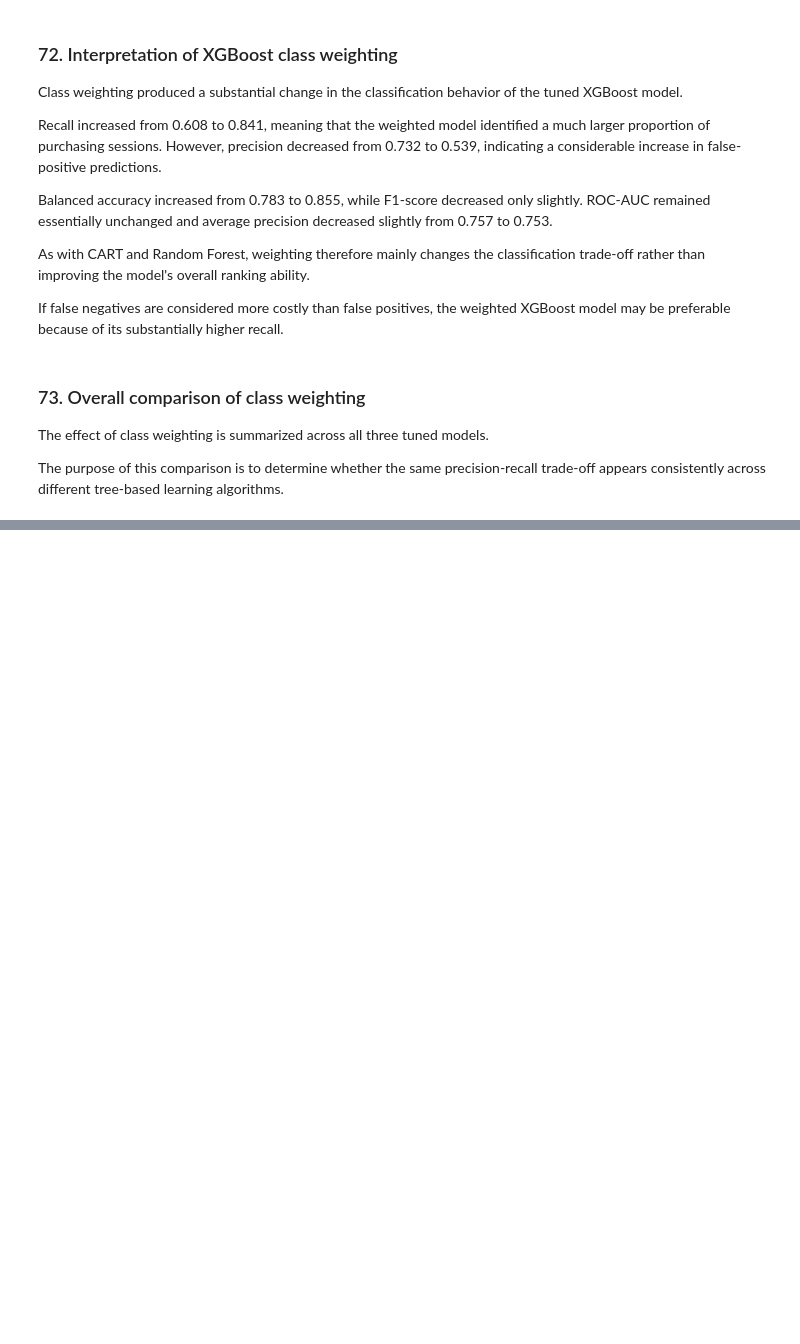
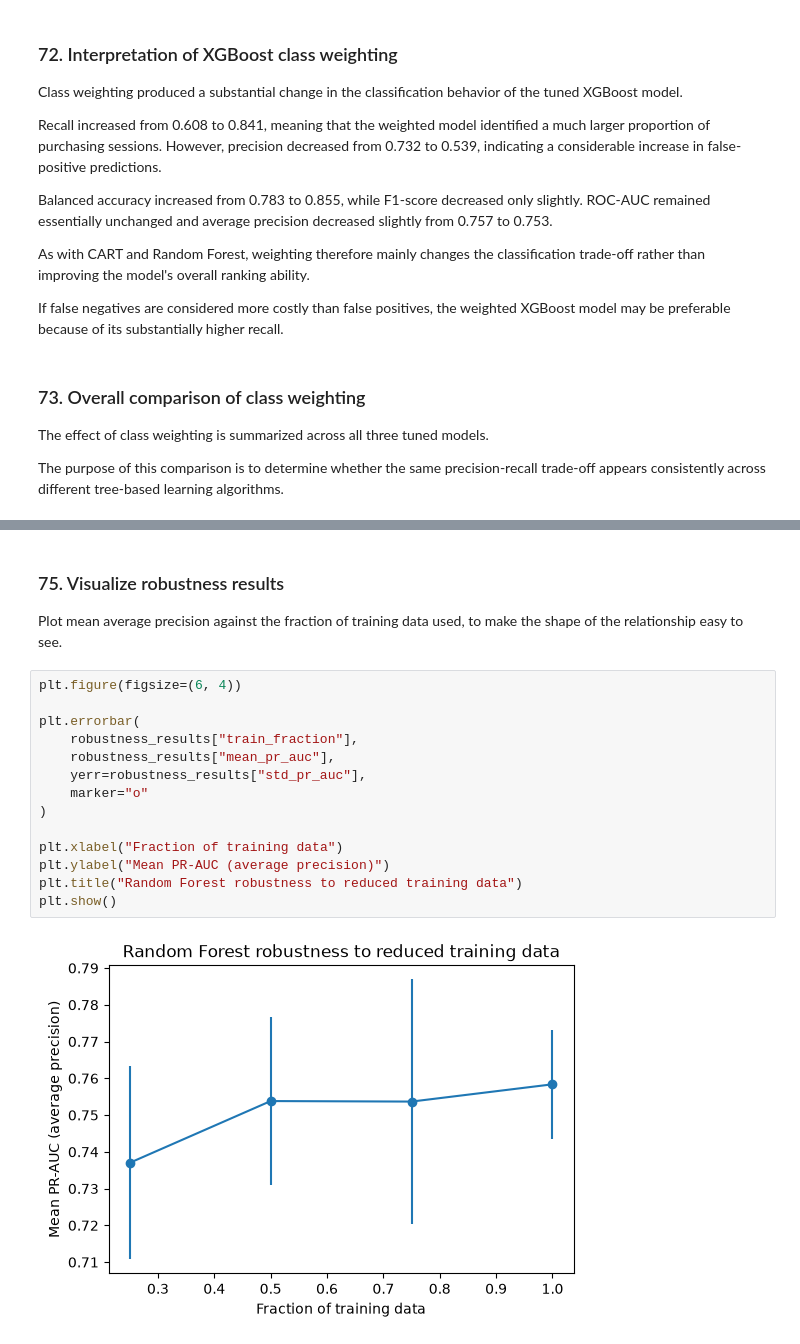
Before and after one commit to EmilB04/Machine-Learning, a Jupyter notebook: project1/notebooks/analysis.ipynb, the cells around one changed output, grey strips where cells are left out. Saved outputs shown, nothing was run; the diff lists cells and outputs as text; blank space fills up the shorter version.

Commit message:
Add robustness experiment (reduced training data)

```diff
--- a/project1/notebooks/analysis.ipynb
+++ b/project1/notebooks/analysis.ipynb
@@ -2437,0 +2483,21 @@ weighting_comparison.round(3)
+# %% [markdown]
+### 75. Visualize robustness results
+
+Plot mean average precision against the fraction of training data used, to
+make the shape of the relationship easy to see.
+# %%
+plt.figure(figsize=(6, 4))
+
+plt.errorbar(
+    robustness_results["train_fraction"],
+    robustness_results["mean_pr_auc"],
+    yerr=robustness_results["std_pr_auc"],
+    marker="o"
+)
+
+plt.xlabel("Fraction of training data")
+plt.ylabel("Mean PR-AUC (average precision)")
+plt.title("Random Forest robustness to reduced training data")
+plt.show()
+# %% [output]
+[figure, added]
```
Also changed, not shown: parts of 12 cells of this notebook.
